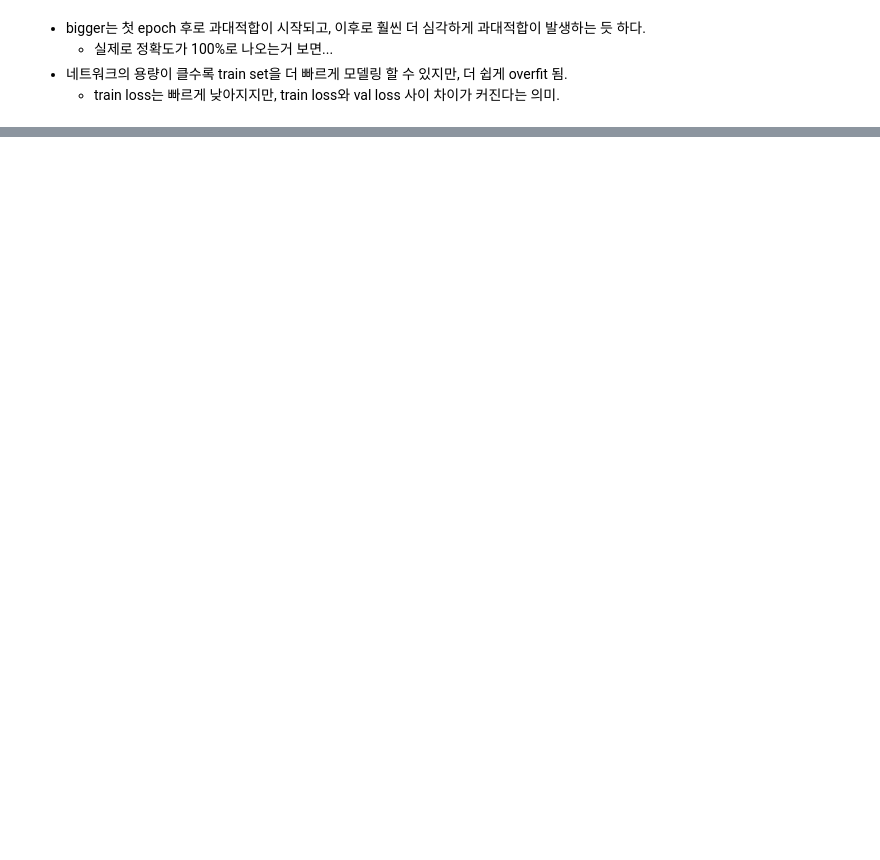
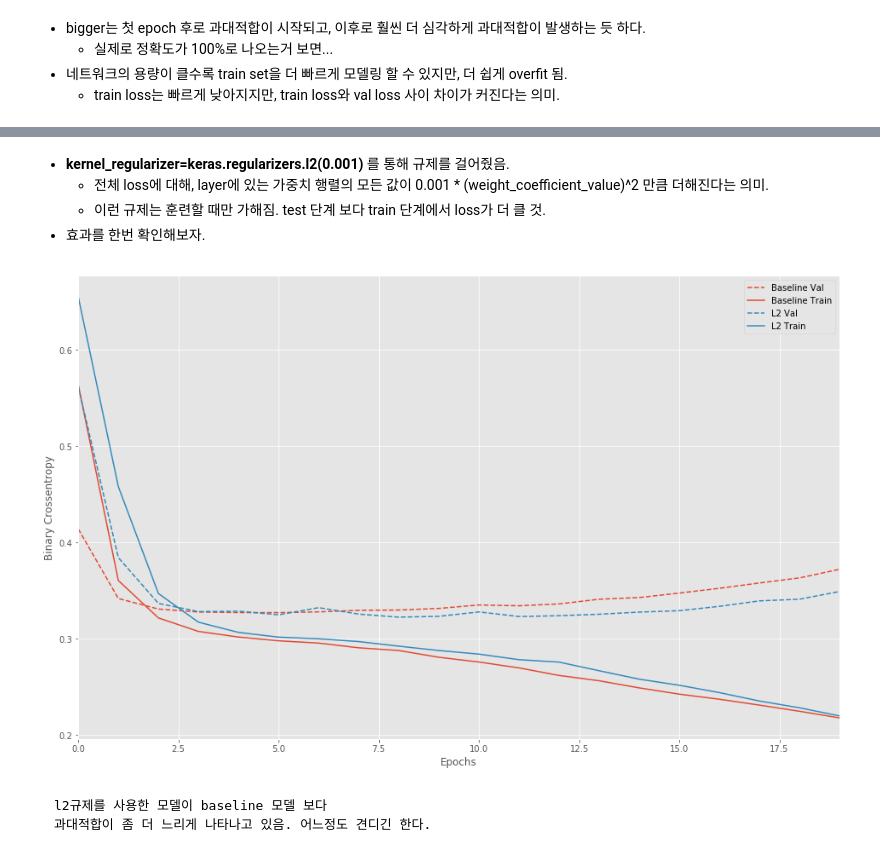
Before and after one commit to skdbsxir/DS-Studying, a Jupyter notebook: [NN Study]/003. Keras Examples - 5. Overfitting & Underfitting.ipynb, the cells around one changed output, grey strips where cells are left out. Drawn from its saved outputs; the diff is of its cells as text; code cells hidden in the pictures; blank space fills up the shorter version.

```diff
--- a/[NN Study]/003. Keras Examples - 5. Overfitting & Underfitting.ipynb
+++ b/[NN Study]/003. Keras Examples - 5. Overfitting & Underfitting.ipynb
@@ -302,0 +335,17 @@ plot_history([('baseline', baseline_history),
+# %%
+l2_model = keras.Sequential([
+    keras.layers.Dense(16, kernel_regularizer=keras.regularizers.l2(0.001),
+                       activation='relu', input_shape=(NUM_WORDS,)),
+    keras.layers.Dense(16, kernel_regularizer=keras.regularizers.l2(0.001),
+                       activation='relu'),
+    keras.layers.Dense(1, activation='sigmoid')
+])
+
+l2_model.compile(optimizer='adam',
+                 loss='binary_crossentropy',
+                 metrics=['accuracy', 'binary_crossentropy'])
+
+with tf.device('/GPU:0'):
+    l2_model_history = l2_model.fit(train_data, train_labels,
+                                    epochs=20, batch_size=512,
+                                    validation_data=(test_data, test_labels), verbose=2)
@@ -302,0 +370,13 @@ plot_history([('baseline', baseline_history),
+# %% [markdown]
+- **kernel_regularizer=keras.regularizers.l2(0.001)** 를 통해 규제를 걸어줬음.
+    - 전체 loss에 대해, layer에 있는 가중치 행렬의 모든 값이 0.001 * (weight_coefficient_value)^2 만큼 더해진다는 의미.
+    - 이런 규제는 훈련할 때만 가해짐. test 단계 보다 train 단계에서 loss가 더 클 것.
+- 효과를 한번 확인해보자.
+# %%
+plot_history([('baseline', baseline_history),
+              ('l2', l2_model_history)])
+# %% [output]
+[figure, added]
+# %% [markdown]
+    l2규제를 사용한 모델이 baseline 모델 보다
+    과대적합이 좀 더 느리게 나타나고 있음. 어느정도 견디긴 한다.
```
Also changed, not shown: parts of 18 cells of this notebook.
